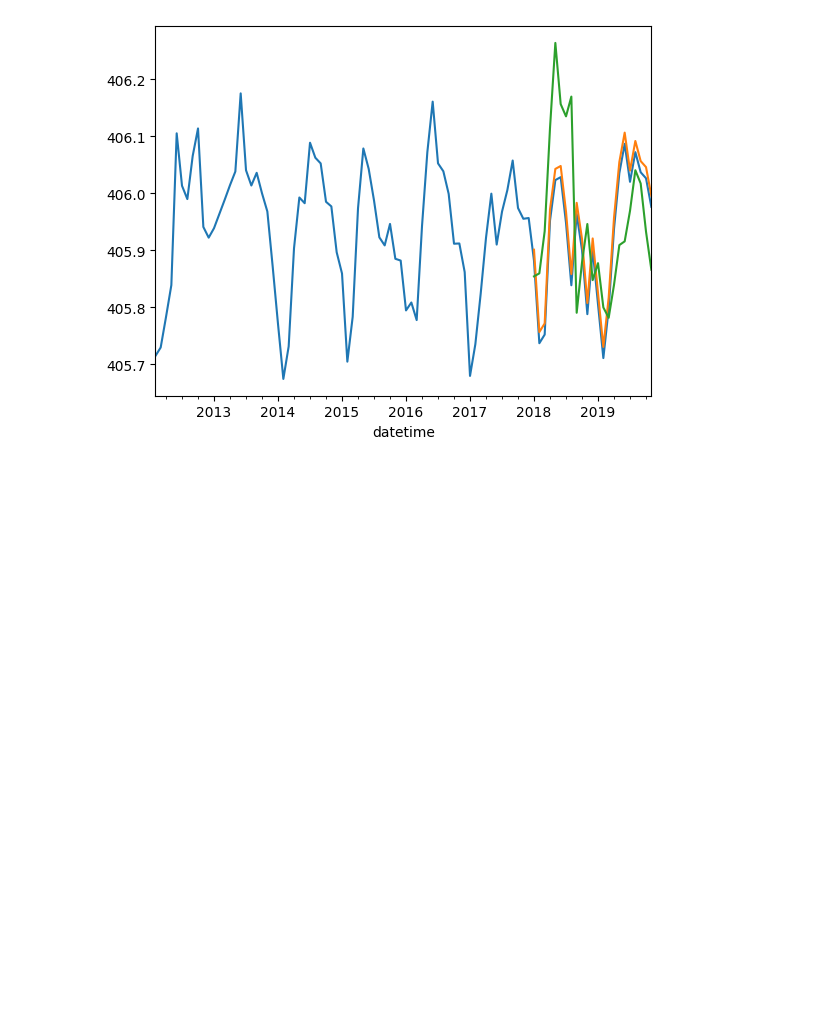
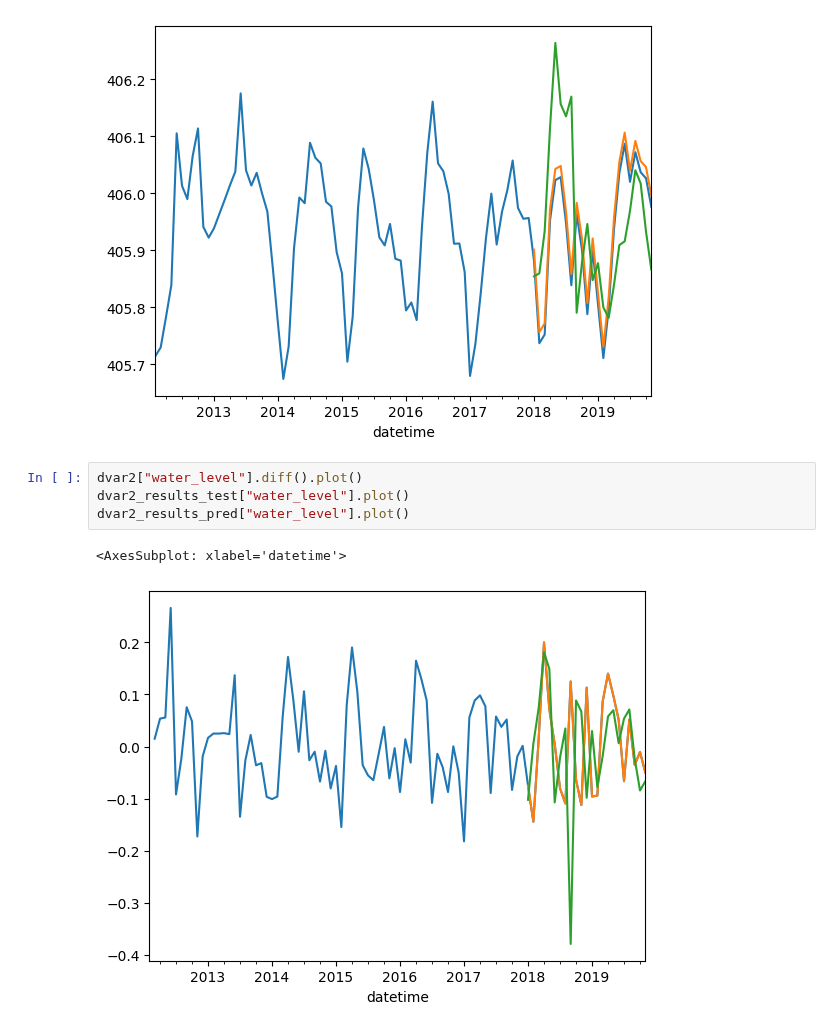
Before and after one commit to kaebry/DSF, a Jupyter notebook: Code/TEST with new diff.ipynb, the cells around one changed output. Drawn from its saved outputs; the diff is of its cells as text; blank space fills up the shorter version.

Commit message:
changes tests

```diff
--- a/Code/TEST with new diff.ipynb
+++ b/Code/TEST with new diff.ipynb
@@ -380,3 +380,10 @@ dvar_results2["water_level"].plot()
 # %% [output]
 <AxesSubplot: xlabel='datetime'>
 [figure]
+# %%
+dvar2["water_level"].diff().plot()
+dvar2_results_test["water_level"].plot()
+dvar2_results_pred["water_level"].plot()
+# %% [output]
+<AxesSubplot: xlabel='datetime'>
+[figure, added]
```
Also changed, not shown: 3 other files.
